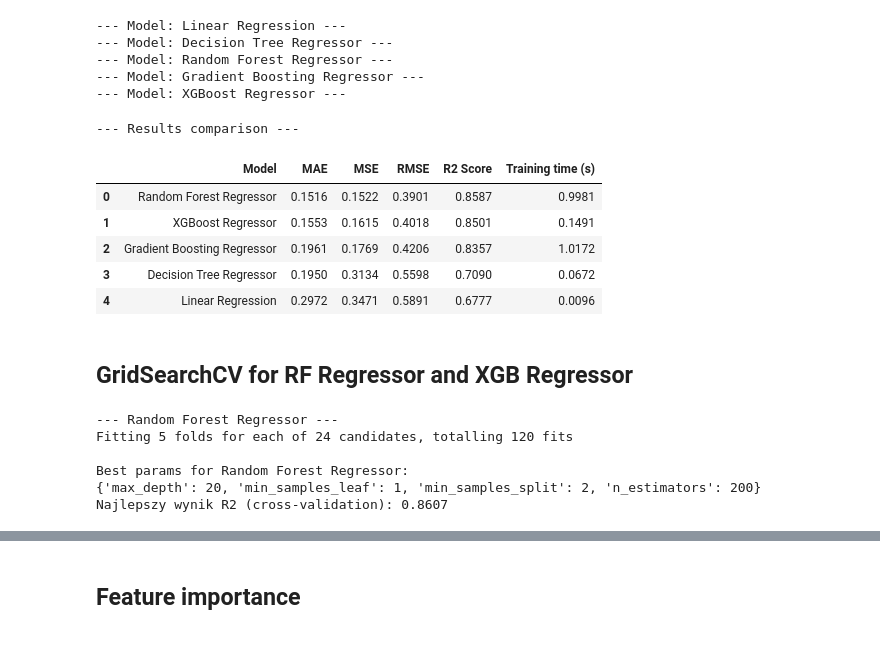
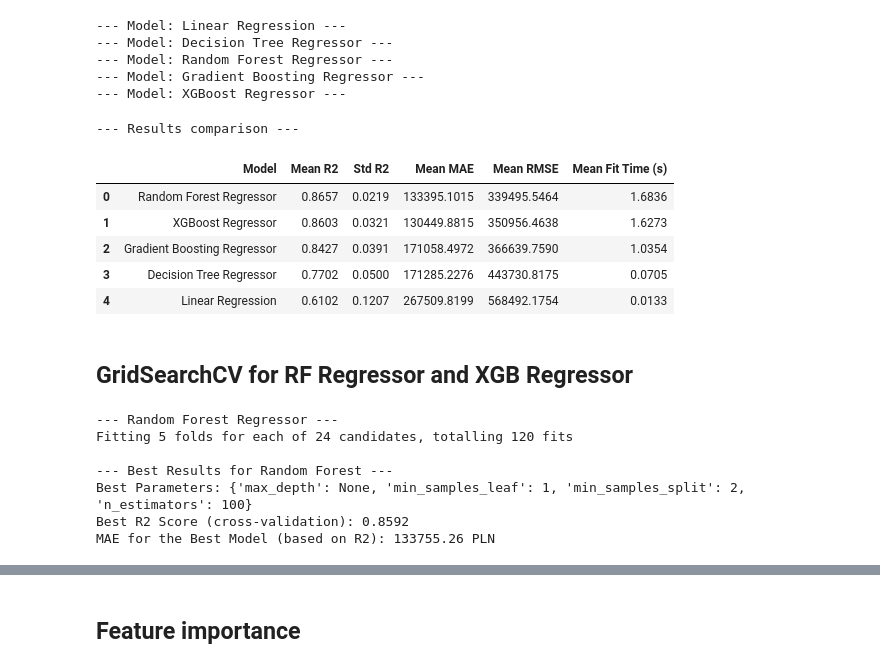
Before and after one commit to sztyberj/Real-Estate-Price-Prediction, a Jupyter notebook: notebooks/model_training_selection.ipynb, the cells around one changed output, grey strips where cells are left out. Saved outputs shown, nothing was run; the diff lists cells and outputs as text; code cells hidden in the pictures.

Commit message:
Refactor: Upgrade model_training_selection with CV, remove target column scaler, upgrade Readme.MD

```diff
--- a/notebooks/model_training_selection.ipynb
+++ b/notebooks/model_training_selection.ipynb
@@ -142,9 +142,5 @@ feature_scaler = StandardScaler()
 X_train[fe_params["columns_to_scale"]] = feature_scaler.fit_transform(X_train[fe_params["columns_to_scale"]])
 X_test[fe_params["columns_to_scale"]] = feature_scaler.transform(X_test[fe_params["columns_to_scale"]])
 
-y_scaler = StandardScaler()
-y_train = y_scaler.fit_transform(y_train.to_frame())
-y_test = y_scaler.transform(y_test.to_frame())
-
 X_test.head(5)
 # %% [output]
@@ -191,30 +187,31 @@ models = {
 }
 
 results_list = []
+# %%
+cv_strategy = KFold(n_splits=5, shuffle=True, random_state=14)
+
+scoring_metrics = ['r2', 'neg_mean_absolute_error', 'neg_mean_squared_error']
 # %%
 for name, model in models.items():
     print(f"--- Model: {name} ---")
-    start_time = time.time()
-    model.fit(X_train, y_train)
 
-    end_time = time.time()
-    training_time = end_time - start_time
-    y_pred = model.predict(X_test)
+    cv_results = cross_validate(
+        estimator=model,
+        X=X_train,
+        y=y_train,
+        cv=cv_strategy,
+        scoring=scoring_metrics,
+        n_jobs=-1
+    )
 
-    # Metrics
-    mae = mean_absolute_error(y_test, y_pred)
-    mse = mean_squared_error(y_test, y_pred)
-    rmse = np.sqrt(mse)
-    r2 = r2_score(y_test, y_pred)
-
-    # Save results
+    #save results
     results_list.append({
         'Model': name,
-        'MAE': mae,
-        'MSE': mse,
-        'RMSE': rmse,
-        'R2 Score': r2,
-        'Training time (s)': training_time
+        'Mean R2': cv_results['test_r2'].mean(),
+        'Std R2': cv_results['test_r2'].std(),
+        'Mean MAE': -cv_results['test_neg_mean_absolute_error'].mean(),
+        'Mean RMSE': np.sqrt(-cv_results['test_neg_mean_squared_error'].mean()),
+        'Mean Fit Time (s)': cv_results['fit_time'].mean()
     })
 # %% [output]
 --- Model: Linear Regression ---
@@ -225,17 +222,17 @@ for name, model in models.items():
 # %%
 results_df = pd.DataFrame(results_list)
 
-results_df_sorted = results_df.sort_values(by='R2 Score', ascending=False).reset_index(drop=True)
+results_df_sorted = results_df.sort_values(by='Mean R2', ascending=False).reset_index(drop=True)
 
 print("\n--- Results comparison ---")
 results_df_sorted
 # %% [output]
 --- Results comparison ---
-|  | Model | MAE | MSE | RMSE | R2 Score | Training time (s) |
-| 0 | Random Forest Regressor | 0.1516 | 0.1522 | 0.3901 | 0.8587 | 0.9981 |
-| 1 | XGBoost Regressor | 0.1553 | 0.1615 | 0.4018 | 0.8501 | 0.1491 |
-| 2 | Gradient Boosting Regressor | 0.1961 | 0.1769 | 0.4206 | 0.8357 | 1.0172 |
-| 3 | Decision Tree Regressor | 0.1950 | 0.3134 | 0.5598 | 0.7090 | 0.0672 |
-| 4 | Linear Regression | 0.2972 | 0.3471 | 0.5891 | 0.6777 | 0.0096 |
+|  | Model | Mean R2 | Std R2 | Mean MAE | Mean RMSE | Mean Fit Time (s) |
+| 0 | Random Forest Regressor | 0.8657 | 0.0219 | 133395.1015 | 339495.5464 | 1.6836 |
+| 1 | XGBoost Regressor | 0.8603 | 0.0321 | 130449.8815 | 350956.4638 | 1.6273 |
+| 2 | Gradient Boosting Regressor | 0.8427 | 0.0391 | 171058.4972 | 366639.7590 | 1.0354 |
+| 3 | Decision Tree Regressor | 0.7702 | 0.0500 | 171285.2276 | 443730.8175 | 0.0705 |
+| 4 | Linear Regression | 0.6102 | 0.1207 | 267509.8199 | 568492.1754 | 0.0133 |
 # %% [markdown]
 ## GridSearchCV for RF Regressor and XGB Regressor
@@ -252,28 +254,37 @@ param_grid_rf = {
 
 # 2. GridSearchCV instance
 grid_search_rf = GridSearchCV(
-    estimator=RandomForestRegressor(random_state=42, n_jobs=-1),
+    estimator=RandomForestRegressor(random_state=14, n_jobs=-1),
     param_grid=param_grid_rf,
     cv=5,
-    scoring='r2',
+    scoring=scoring,
+    refit='r2',
     n_jobs=-1,
-    verbose=2
+    verbose=2,
+    return_train_score=True
 )
 
 # 3. Run
 grid_search_rf.fit(X_train, y_train)
 
 # 4. Show best results
-print("\nBest params for Random Forest Regressor:")
-print(grid_search_rf.best_params_)
-print(f"Najlepszy wynik R2 (cross-validation): {grid_search_rf.best_score_:.4f}")
+results_df = pd.DataFrame(grid_search_rf.cv_results_)
+best_model_index = grid_search_rf.best_index_
+
+best_model_mae = -results_df.loc[best_model_index, 'mean_test_mae']
+
+print("\n--- Best Results for Random Forest ---")
+print(f"Best Parameters: {grid_search_rf.best_params_}")
+print(f"Best R2 Score (cross-validation): {grid_search_rf.best_score_:.4f}")
+print(f"MAE for the Best Model (based on R2): {best_model_mae:.2f} PLN")
 # %% [output]
 --- Random Forest Regressor ---
 Fitting 5 folds for each of 24 candidates, totalling 120 fits
 
-Best params for Random Forest Regressor:
-{'max_depth': 20, 'min_samples_leaf': 1, 'min_samples_split': 2, 'n_estimators': 200}
-Najlepszy wynik R2 (cross-validation): 0.8607
+--- Best Results for Random Forest ---
+Best Parameters: {'max_depth': None, 'min_samples_leaf': 1, 'min_samples_split': 2, 'n_estimators': 100}
+Best R2 Score (cross-validation): 0.8592
+MAE for the Best Model (based on R2): 133755.26 PLN
 # %%
 print("\n--- XGBoost Regressor ---")
 
```
Also changed, not shown: parts of 10 cells of this notebook, 9 other files.
